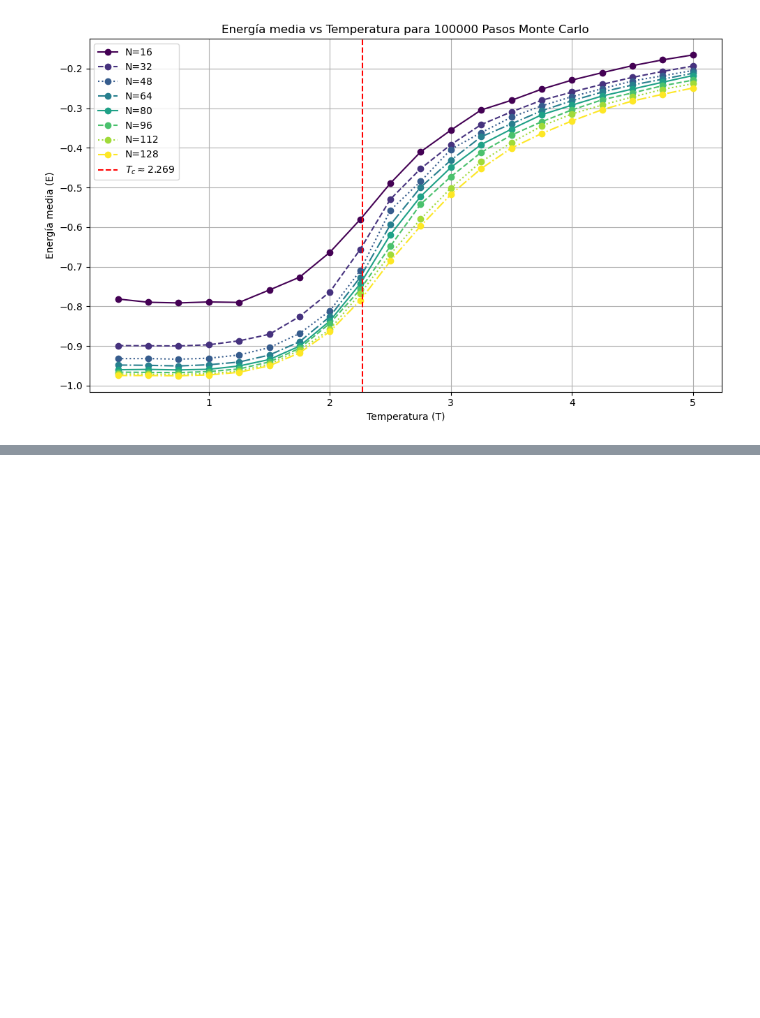
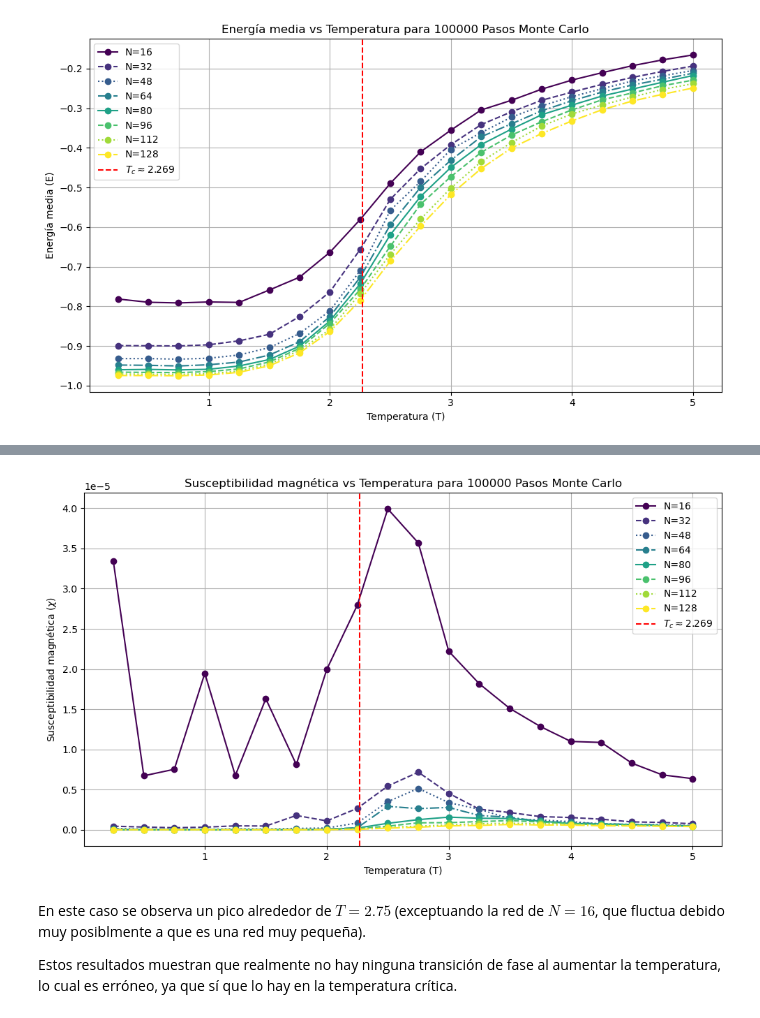
Before and after one commit to jmolmot/ising_kawasaki, a Jupyter notebook: ising_kawasaki_informe.ipynb, the cells around one changed output, grey strips where cells are left out. Cells and saved outputs as stored; diff of their text form; code cells hidden in the pictures; blank space fills up the shorter version.

```diff
--- a/ising_kawasaki_informe.ipynb
+++ b/ising_kawasaki_informe.ipynb
@@ -272,0 +328,35 @@ Se ha hecho uso de un código encargado de normalizar los datos ya que el progra
+# %%
+import numpy as np
+import matplotlib.pyplot as plt
+import os
+
+valores_N = [16, 32, 48, 64, 80, 96, 112, 128]
+colores = plt.cm.viridis(np.linspace(0, 1, len(valores_N)))
+estilos = ['-', '--', ':', '-.']
+
+plt.figure(figsize=(10, 6))
+
+for i, N in enumerate(valores_N):
+    archivo = f'susceptibilidad{N}.txt'
+    if os.path.exists(archivo):
+        datos = np.loadtxt(archivo)
+        T = datos[:, 1]
+        M = datos[:, 0]
+        plt.plot(T, M, linestyle=estilos[i % len(estilos)], color=colores[i], marker='o', label=f'N={N}')
+    else:
+        print(f'No se encontró {archivo}')
+
+plt.axvline(2.269, color='red', linestyle='--', label=r'$T_c \approx 2.269$')
+plt.title('Susceptibilidad magnética vs Temperatura para 100000 Pasos Monte Carlo')
+plt.xlabel('Temperatura (T)')
+plt.ylabel('Susceptibilidad magnética ($\chi$)')
+plt.grid(True)
+plt.legend()
+plt.tight_layout()
+plt.show()
+# %% [output]
+[figure, added]
+# %% [markdown]
+En este caso se observa un pico alrededor de $T=2.75$ (exceptuando la red de $N=16$, que fluctua debido muy posiblmente a que es una red muy pequeña).
+
+Estos resultados muestran que realmente no hay ninguna transición de fase al aumentar la temperatura, lo cual es erróneo, ya que sí que lo hay en la temperatura crítica.
```
Also changed, not shown: parts of 6 cells of this notebook.
